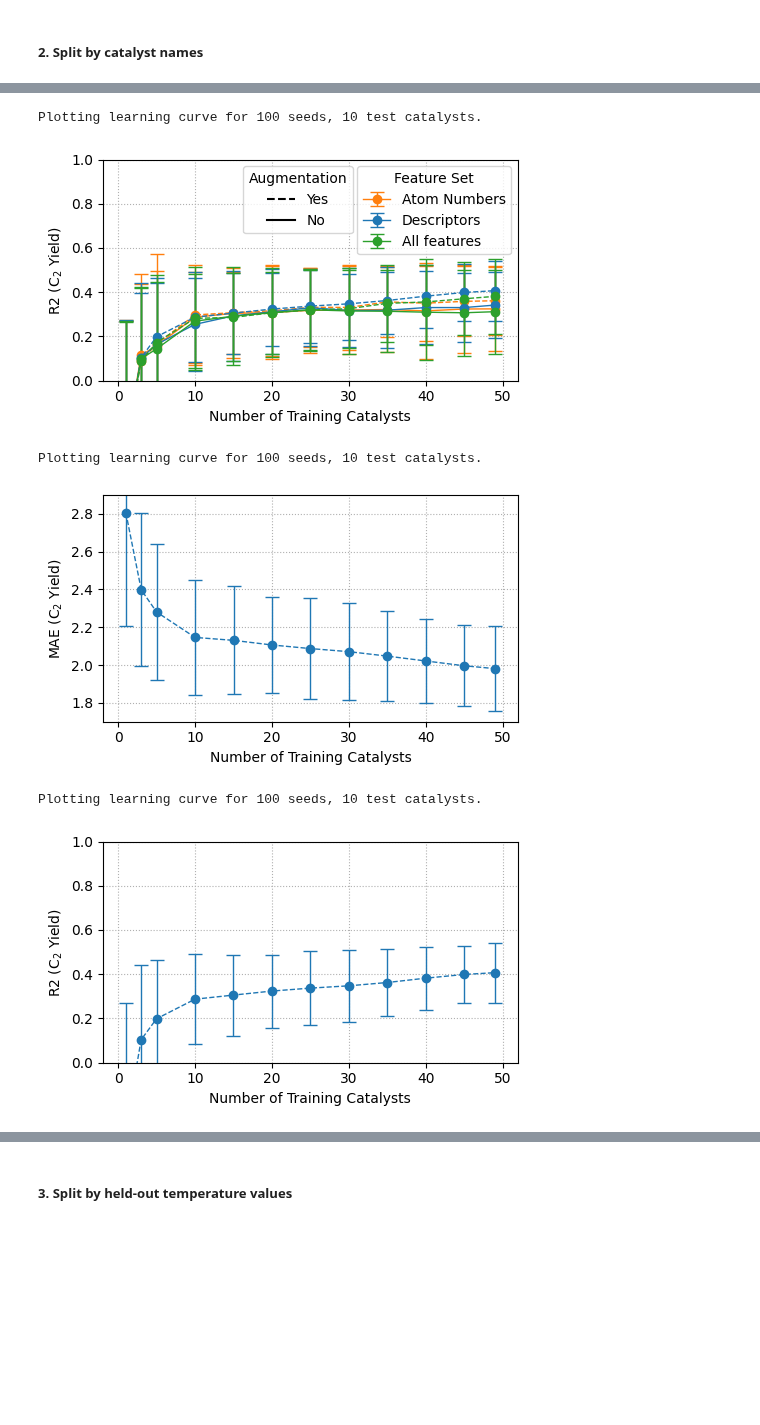
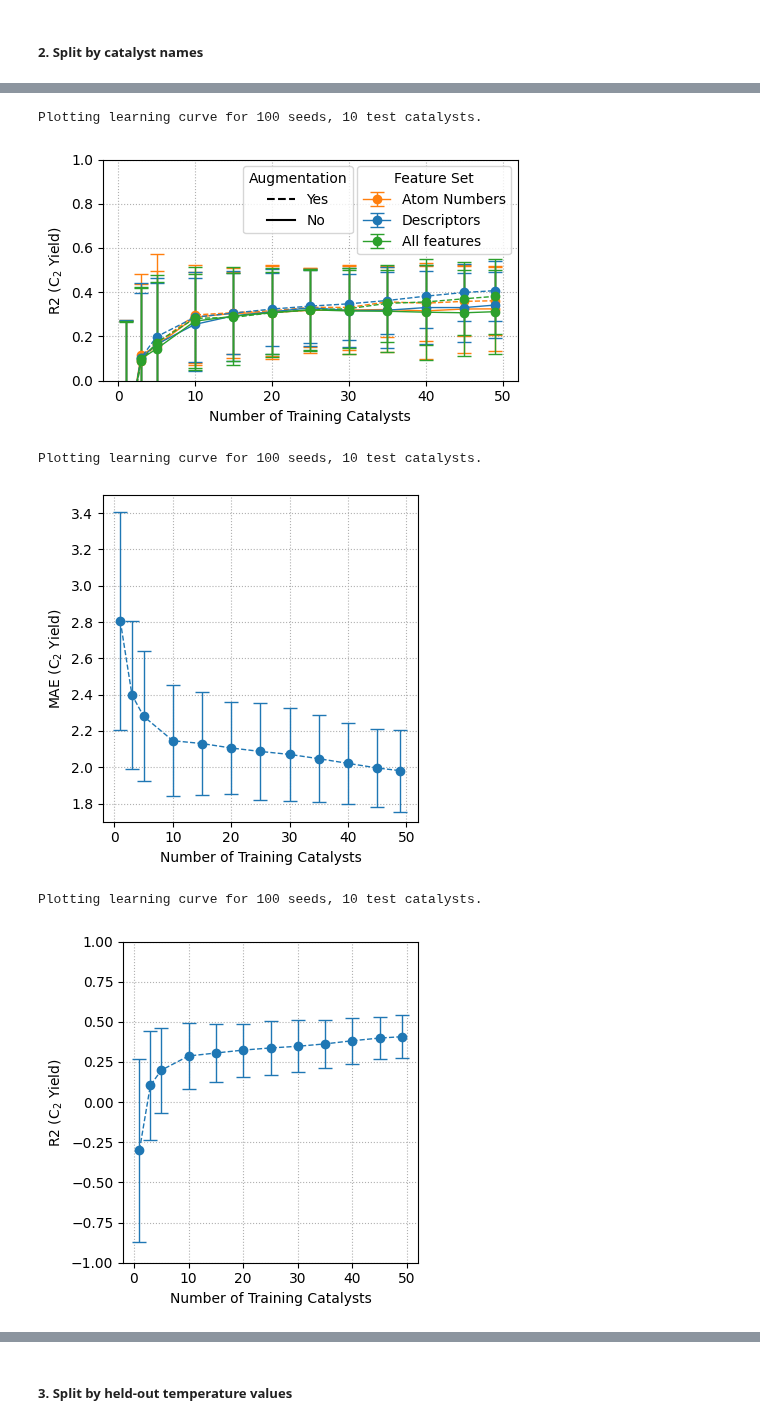
Before and after one commit to PSemnani/CatalystDataMatters, a Jupyter notebook: notebooks/paper_plots.ipynb, the cells around one changed output, grey strips where cells are left out. Saved outputs shown, nothing was run; the diff lists cells and outputs as text; code cells hidden in the pictures; blank space fills up the shorter version.

Commit message:
update figures

```diff
--- a/notebooks/paper_plots.ipynb
+++ b/notebooks/paper_plots.ipynb
@@ -185,6 +185,7 @@ def plot_learning_curves(
         split_strategy="catalyst",
         legend=True,
         skip_models=None,
+        figsize=(5, 3),
 ):
     # load gathered results or gather and store them in a single data frame
     results_df = load_gathered_results(path)
@@ -210,7 +211,7 @@ def plot_learning_curves(
         ("all", "yes"): "All features, augmented",
         ("all", "no"): "All features",
     }
-    plt.figure(figsize=(5, 3))
+    plt.figure(figsize=figsize)
     res_list = list(res.groupby(["model_type", "feature_set", "augmentation"]))
     model_type = res_list[0][0][0]  # get model type from first group
     res_dict = {key: group for (key, group) in res_list}
@@ -488,7 +489,7 @@ plot_learning_curves(
 plot_learning_curves(
     root / "xgb_cv_random_50",
     measure="mae",
-    ylim=(1.7, 2.9),
+    ylim=(1.7, 3.50),
     title="DescAug",
     query=query,
     skip_models=[
@@ -499,11 +500,12 @@ plot_learning_curves(
         ("xgboost", "all", "yes"),
     ],
     legend=False,
+    figsize=(4, 4),
 )
 plot_learning_curves(
     root / "xgb_cv_random_50",
     measure="r2",
-    ylim=(0.0, 1.0),
+    ylim=(-1.0, 1.0),
     title="DescAug",
     query=query,
     skip_models=[
@@ -514,6 +516,7 @@ plot_learning_curves(
         ("xgboost", "all", "yes"),
     ],
     legend=False,
+    figsize=(4, 4),
 )
 plot_learning_curves(
     root / "xgb_cv_random_50",
@@ -554,36 +557,36 @@ plot_learning_curves(
     skip_models=[
         ("xgboost", "base+atom_numbers+support", "no"),
         ("xgboost", "base+descriptors", "no"),
         ("xgboost", "base+descriptors", "yes"),
         ("xgboost", "all", "no"),
         ("xgboost", "all", "yes"),
     ],
     legend=False,
 )
 plot_learning_curves(
     root / "xgb_cv_random_50",
     measure="r2",
     ylim=(0.0, 1.0),
     title="AtomSupAug",
     query=query,
     skip_models=[
         ("xgboost", "base+atom_numbers+support", "no"),
         ("xgboost", "base+descriptors", "no"),
         ("xgboost", "base+descriptors", "yes"),
         ("xgboost", "all", "no"),
         ("xgboost", "all", "yes"),
     ],
     legend=False,
 )
 # %% [output]
 Plotting learning curve for 100 seeds, 10 test catalysts.
 [figure]
 Plotting learning curve for 100 seeds, 10 test catalysts.
 [figure]
 Plotting learning curve for 100 seeds, 10 test catalysts.
-[figure, old version]
+[figure, new version]
 Plotting learning curve for 100 seeds, 10 test catalysts.
-[figure, old version]
+[figure, new version]
 Plotting learning curve for 100 seeds, 10 test catalysts.
 [figure]
 Plotting learning curve for 100 seeds, 10 test catalysts.
```
Also changed, not shown: 2 other files.
